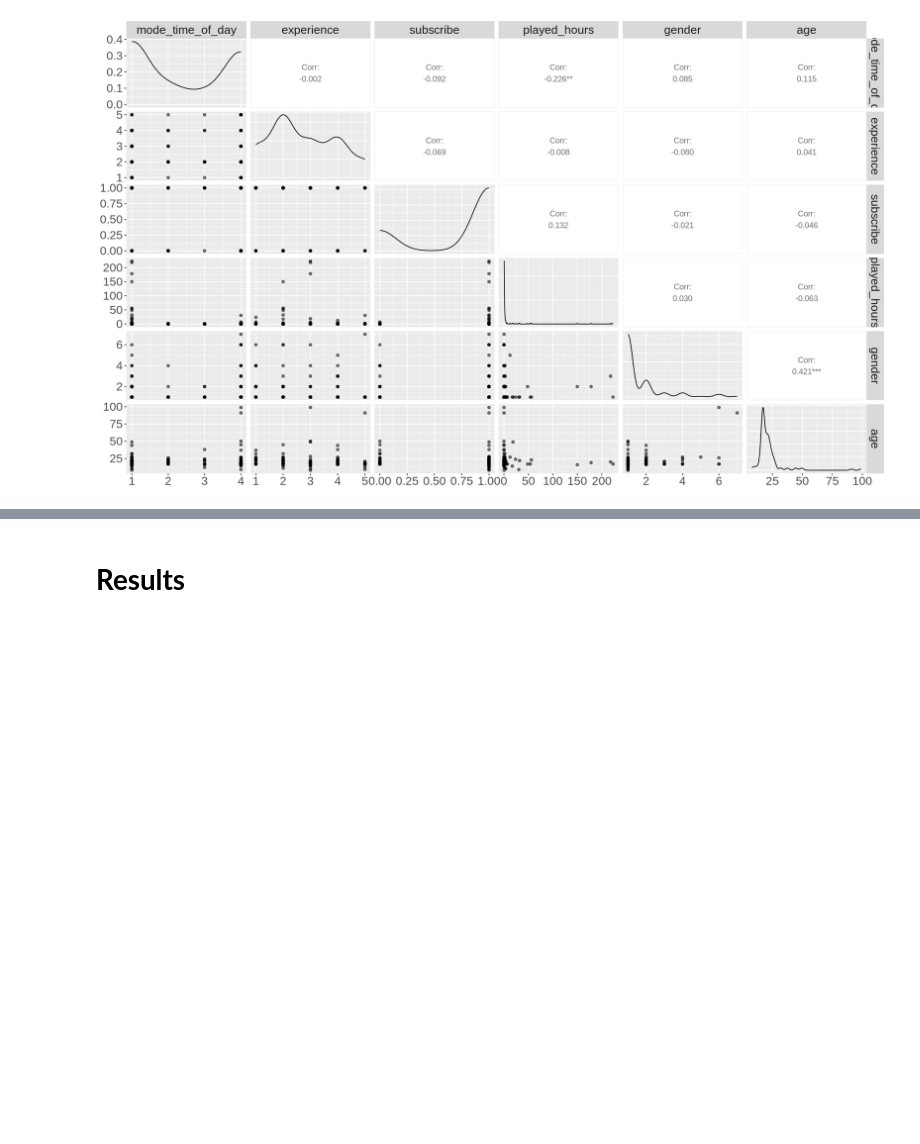
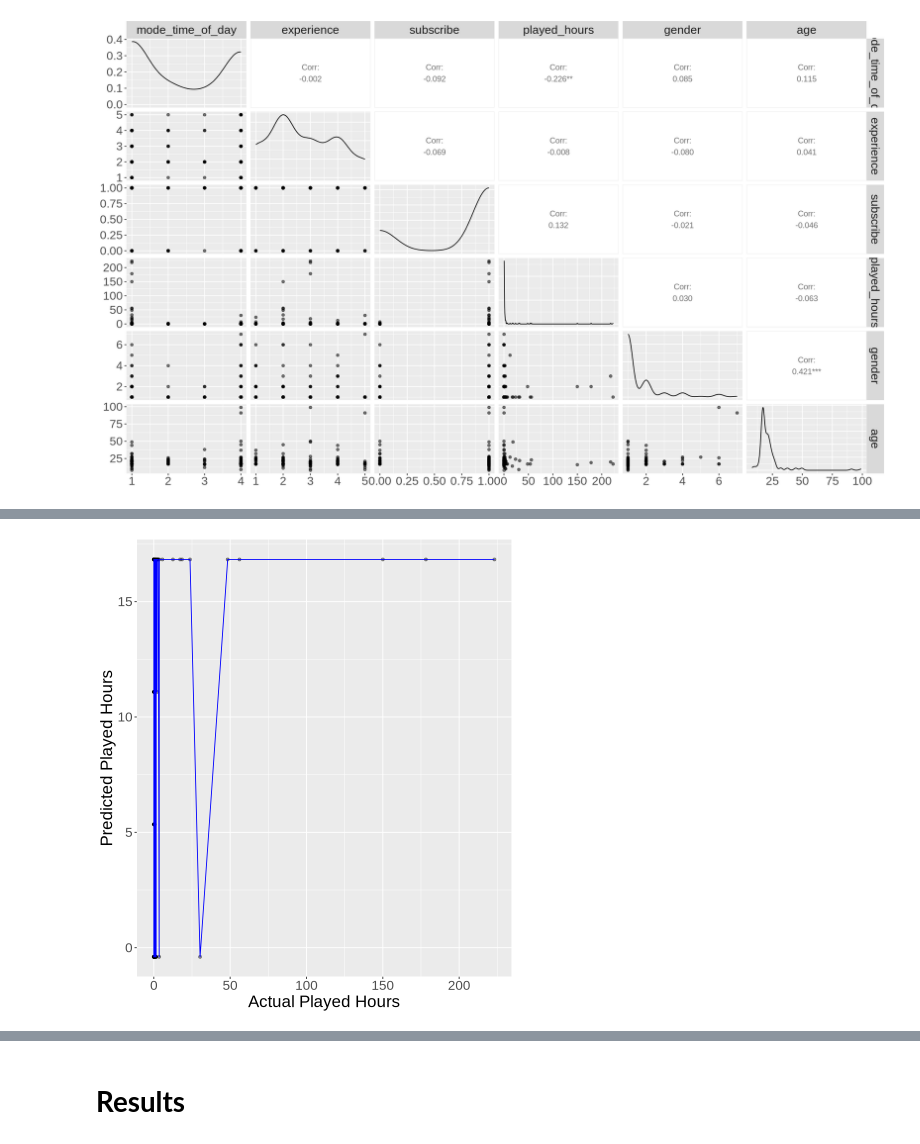
Before and after one commit to akdivinagracia/project-009-2, a Jupyter notebook: notebook.ipynb, the cells around one changed output, grey strips where cells are left out. Cells and saved outputs as stored; diff of their text form; code cells hidden in the pictures; blank space fills up the shorter version.

Commit message:
Added a variable selection section and outline for the kNN regression model (not working tho)

```diff
--- a/notebook.ipynb
+++ b/notebook.ipynb
@@ -195,0 +216,31 @@ combined_pairs
+# %%
+options(repr.plot.height = 8, repr.plot.width = 7)
+
+combined_spec <- linear_reg() |>
+            set_engine("lm") |>
+            set_mode("regression")
+
+combined_recipe <- recipe(played_hours ~ mode_time_of_day, experience, data = combined_training)
+
+combined_fit <- workflow() |>
+            add_recipe(combined_recipe) |>
+            add_model(combined_spec) |>
+            fit(data = combined_training)
+
+combined_preds <- combined_fit |>
+  predict(combined_training) |>
+  bind_cols(combined_training)
+
+combined_predictions <- combined_preds |>
+    ggplot(aes(x = played_hours, y = .pred)) +
+        geom_point(alpha = 0.4) +
+        geom_line(color = "blue") +
+        xlab("Actual Played Hours") +
+        ylab("Predicted Played Hours") +
+        theme(text = element_text(size = 20))
+
+combined_predictions
+
+# Do i need to filter the data set before this part??
+# %% [output]
+[figure, added]
```
Also changed, not shown: parts of 6 cells of this notebook.
